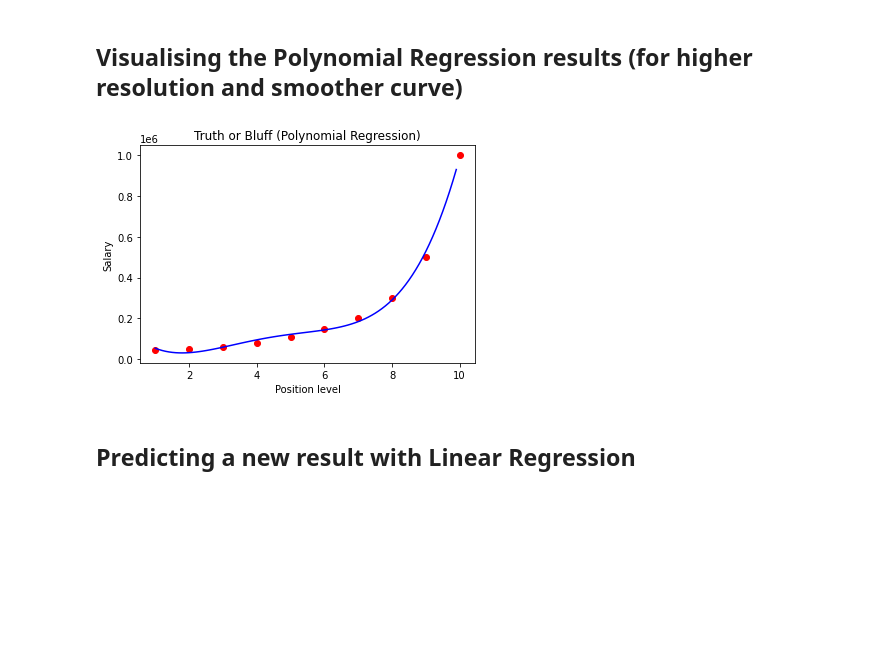
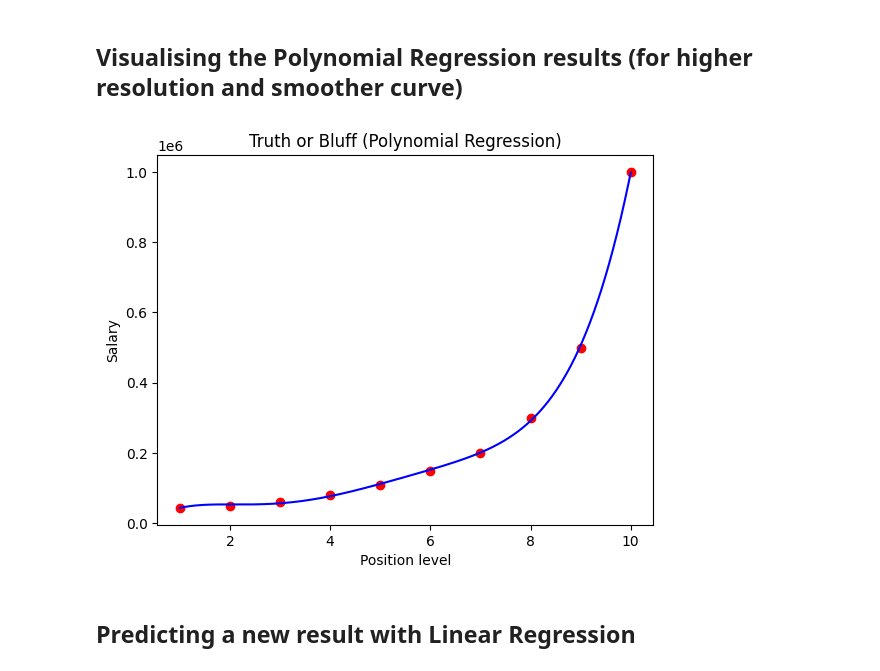
Before and after one commit to Mohammad-HGH/PythonML, a Jupyter notebook: Regression/polynominal/polynomial_regression.ipynb, the cells around one changed output. Drawn from its saved outputs; the diff is of its cells as text; code cells hidden in the pictures; blank space fills up the shorter version.

```diff
--- a/Regression/polynominal/polynomial_regression.ipynb
+++ b/Regression/polynominal/polynomial_regression.ipynb
@@ -9,7 +9,7 @@ import pandas as pd
 # %% [markdown]
 ## Importing the dataset
 # %%
-dataset = pd.read_csv('Position_Salaries.csv')
+dataset = pd.read_csv('../../data/Position_Salaries.csv')
 X = dataset.iloc[:, 1:-1].values
 y = dataset.iloc[:, -1].values
 # %% [markdown]
@@ -24,7 +24,7 @@ LinearRegression(copy_X=True, fit_intercept=True, n_jobs=None, normalize=False)
 ## Training the Polynomial Regression model on the whole dataset
 # %%
 from sklearn.preprocessing import PolynomialFeatures
-poly_reg = PolynomialFeatures(degree = 4)
+poly_reg = PolynomialFeatures(degree = 5)
 X_poly = poly_reg.fit_transform(X)
 lin_reg_2 = LinearRegression()
 lin_reg_2.fit(X_poly, y)
@@ -55,16 +55,16 @@ plt.show()
 # %% [markdown]
 ## Visualising the Polynomial Regression results (for higher resolution and smoother curve)
 # %%
-X_grid = np.arange(min(X), max(X), 0.1)
+X_grid = np.arange(min(X), max(X), 0.0000001)
 X_grid = X_grid.reshape((len(X_grid), 1))
 plt.scatter(X, y, color = 'red')
 plt.plot(X_grid, lin_reg_2.predict(poly_reg.fit_transform(X_grid)), color = 'blue')
 plt.title('Truth or Bluff (Polynomial Regression)')
 plt.xlabel('Position level')
 plt.ylabel('Salary')
 plt.show()
 # %% [output]
-[figure, old version]
+[figure, new version]
 # %% [markdown]
 ## Predicting a new result with Linear Regression
 # %%
```
Also changed, not shown: parts of 4 cells of this notebook.
